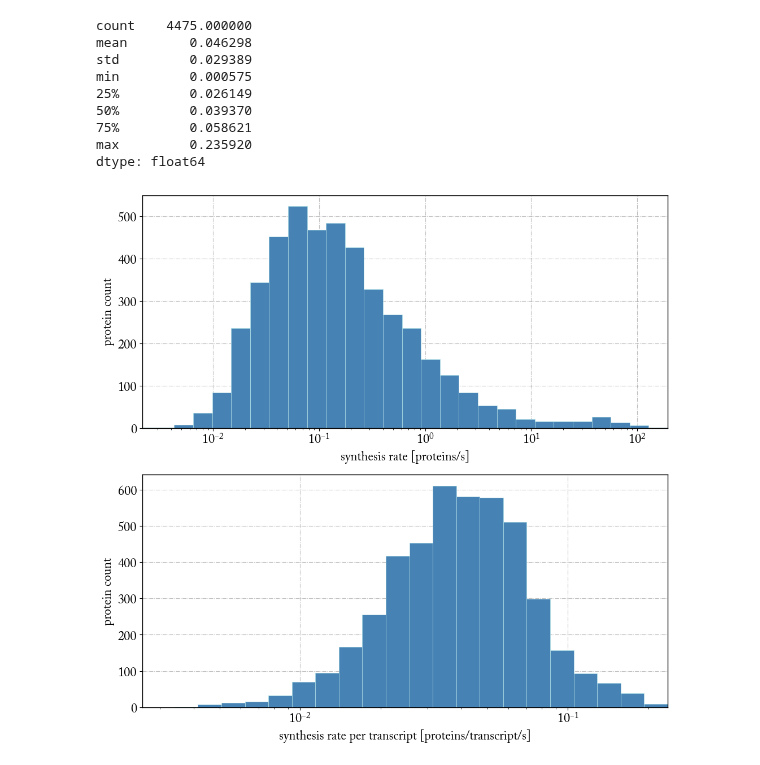
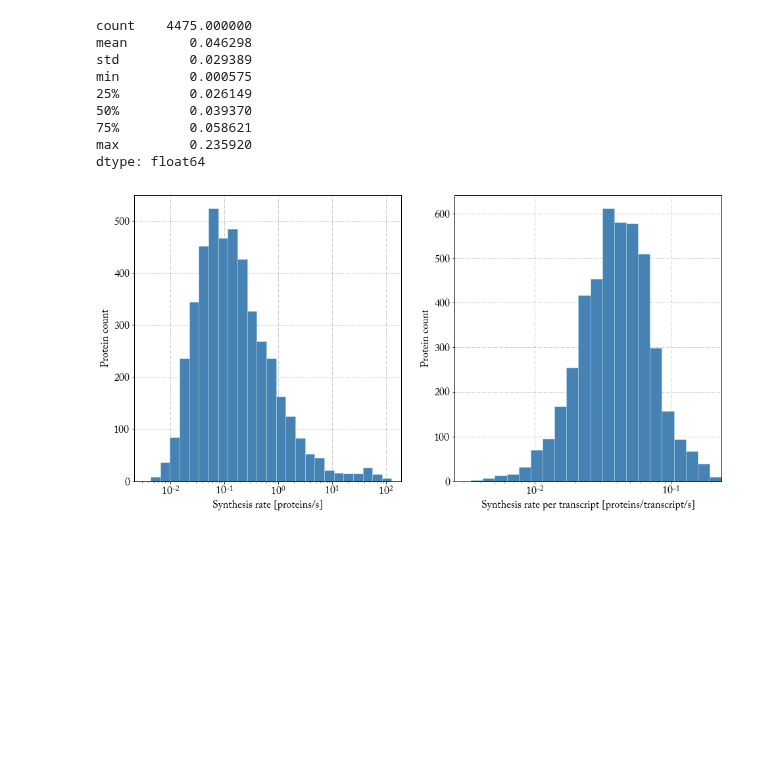
Before and after one commit to gittenberg/TRSL, a Jupyter notebook: workbooks/charts/3_2_2_TRSL_protein_synthesis_rates.ipynb, the cells around one changed output. Cells and saved outputs as stored; diff of their text form; code cells hidden in the pictures; blank space fills up the shorter version.

Commit message:
Figure 3.3

```diff
--- a/workbooks/charts/3_2_2_TRSL_protein_synthesis_rates.ipynb
+++ b/workbooks/charts/3_2_2_TRSL_protein_synthesis_rates.ipynb
@@ -105,7 +105,6 @@ min         0.000575
 max         0.235920
 dtype: float64
 # %%
-plt.rcParams['figure.figsize'] = (12, 12)
 plt.rcParams['axes.facecolor']='white'
 plt.rcParams['axes.edgecolor']='black'
 plt.rcParams['axes.labelcolor']='black'
@@ -114,33 +113,35 @@ plt.rcParams['ytick.color']='black'
 plt.rcParams['grid.color']='grey'
 plt.rcParams['grid.alpha']='0.5'
 plt.rcParams['grid.linestyle']='-.'
+# %%
+plt.rcParams['figure.figsize'] = (16, 8)
 # %%
 myedgecolor = 'powderblue'
 myfacecolor = 'steelblue'
 
 plt.figure(1)
-plt.subplot(211)
+plt.subplot(121)
 plt.hist(prot_speeds.values(), bins = 10**np.linspace(np.log10(min(prot_speeds.values())+0.0001),
                                                       np.log10(max(prot_speeds.values())), 30),
          edgecolor=myedgecolor, facecolor=myfacecolor)
 plt.gca().set_xscale("log")
 plt.gca().set_xlim([min(prot_speeds.values())+0.001, max(prot_speeds.values())])
-plt.gca().set_xlabel('synthesis rate [proteins/s]', fontsize=16)
-plt.gca().set_ylabel('protein count', fontsize=16)
+plt.gca().set_xlabel('Synthesis rate [proteins/s]', fontsize=16)
+plt.gca().set_ylabel('Protein count', fontsize=16)
 plt.setp(plt.gca().get_xticklabels(), fontsize=16)
 plt.setp(plt.gca().get_yticklabels(), fontsize=16)
 
-plt.subplot(212)
+plt.subplot(122)
 plt.hist(prot_per_transcript_speeds.values(), bins = 10**np.linspace(np.log10(min(prot_per_transcript_speeds.values())+0.0001),
                                                                      np.log10(max(prot_per_transcript_speeds.values())), 30),
          edgecolor=myedgecolor, facecolor=myfacecolor)
 plt.gca().set_xscale("log")
 plt.gca().set_xlim([min(prot_per_transcript_speeds.values())+0.002, max(prot_per_transcript_speeds.values())])
-plt.gca().set_xlabel('synthesis rate per transcript [proteins/transcript/s]', fontsize=16)
-plt.gca().set_ylabel('protein count', fontsize=16)
+plt.gca().set_xlabel('Synthesis rate per transcript [proteins/transcript/s]', fontsize=16)
+plt.gca().set_ylabel('Protein count', fontsize=16)
 plt.setp(plt.gca().get_xticklabels(), fontsize=16)
 plt.setp(plt.gca().get_yticklabels(), fontsize=16)
 
 plt.savefig('TRSL_synthesis_rate_distribution.pgf', bbox_inches='tight')
 # %% [output]
-[figure, old version]
+[figure, new version]
```
Also changed, not shown: parts of 2 cells of this notebook.
